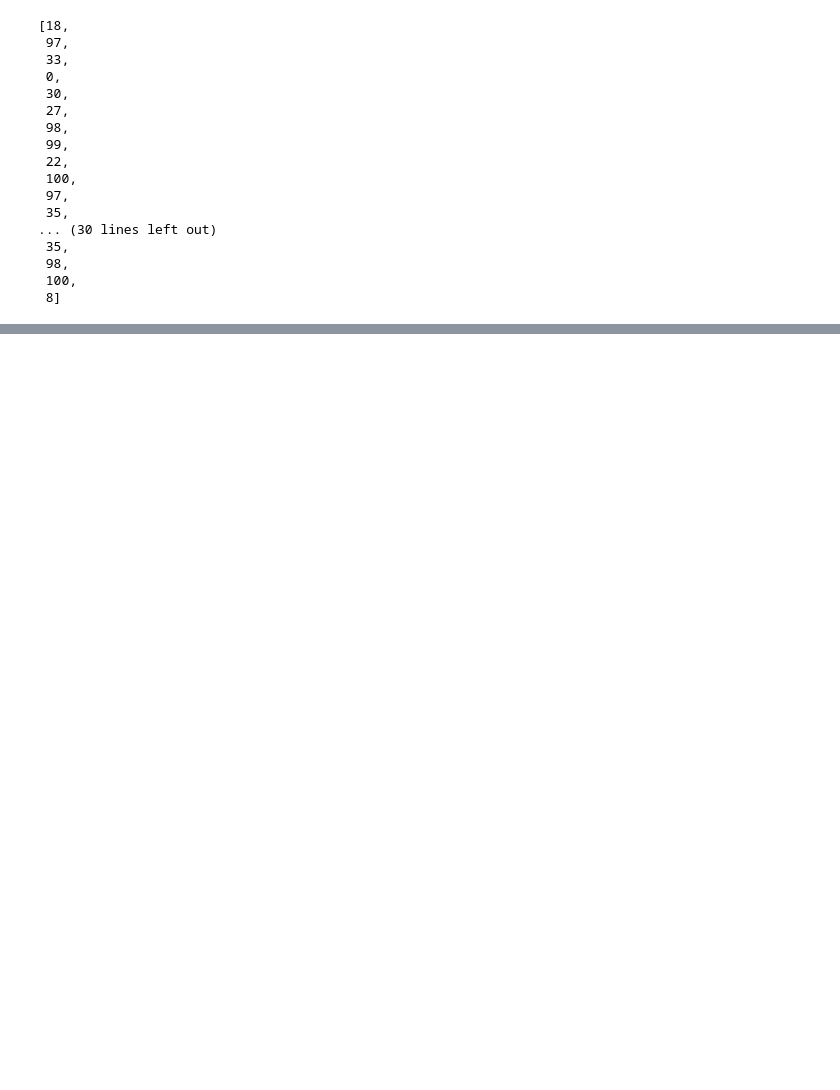
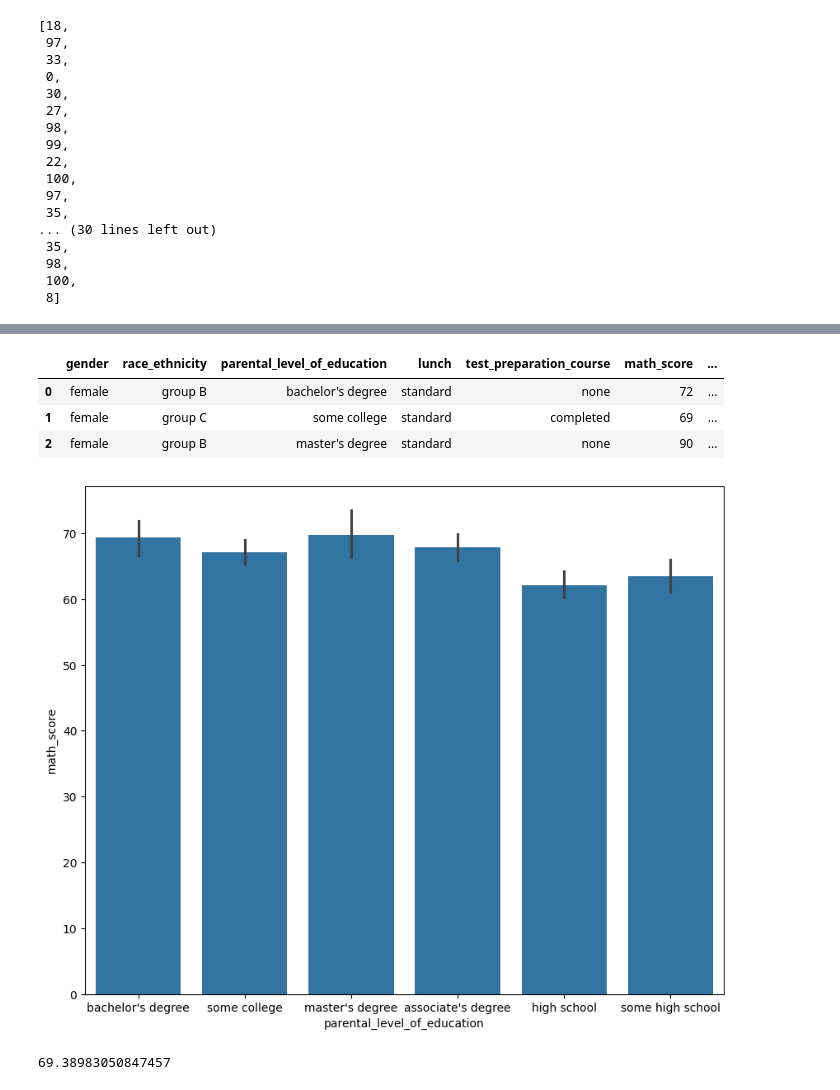
Before and after one commit to rajendra195/playing_with_data, a Jupyter notebook: study.ipynb, the cells around one changed output, grey strips where cells are left out. Saved outputs shown, nothing was run; the diff lists cells and outputs as text; code cells hidden in the pictures; blank space fills up the shorter version.

```diff
--- a/study.ipynb
+++ b/study.ipynb
@@ -102,0 +103,7 @@ plt.show()
+# %%
+df.head(3)
+# %% [output]
+|  | gender | race_ethnicity | parental_level_of_education | lunch | test_preparation_course | math_score | ... |
+| 0 | female | group B | bachelor's degree | standard | none | 72 | ... |
+| 1 | female | group C | some college | standard | completed | 69 | ... |
+| 2 | female | group B | master's degree | standard | none | 90 | ... |
@@ -102,0 +113,10 @@ plt.show()
+# %%
+plt.figure(figsize=(10, 8))
+sns.barplot(df, x="parental_level_of_education", y="math_score")
+plt.show()
+# %% [output]
+[figure, added]
+# %%
+df[df["parental_level_of_education"] == "bachelor's degree"]["math_score"].mean()
+# %% [output]
+69.38983050847457
```
Also changed, not shown: parts of 11 cells of this notebook.
